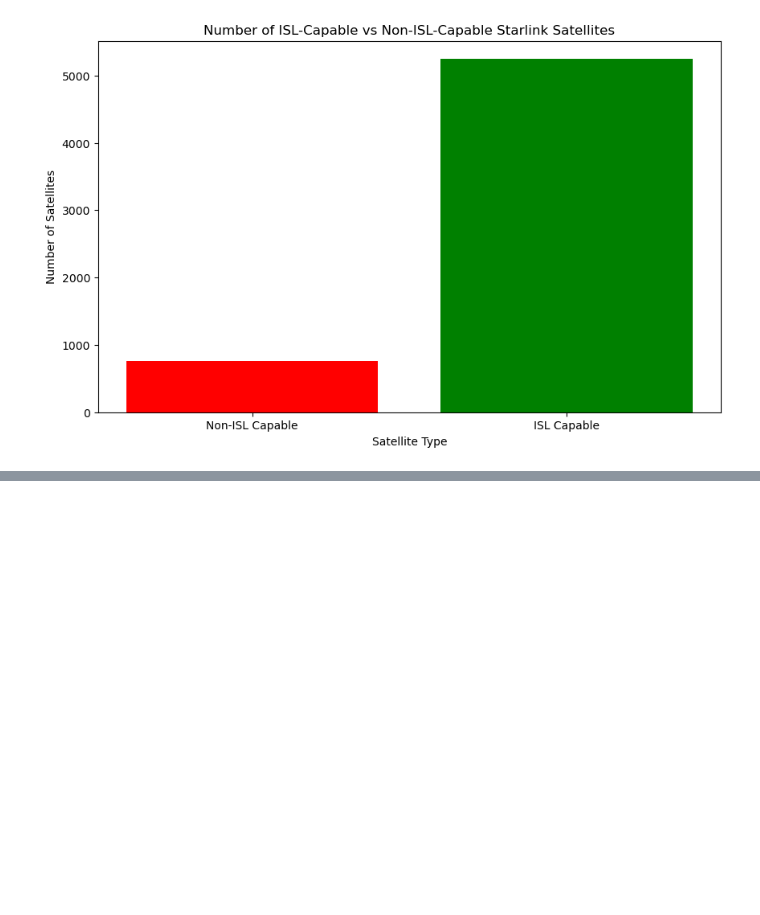
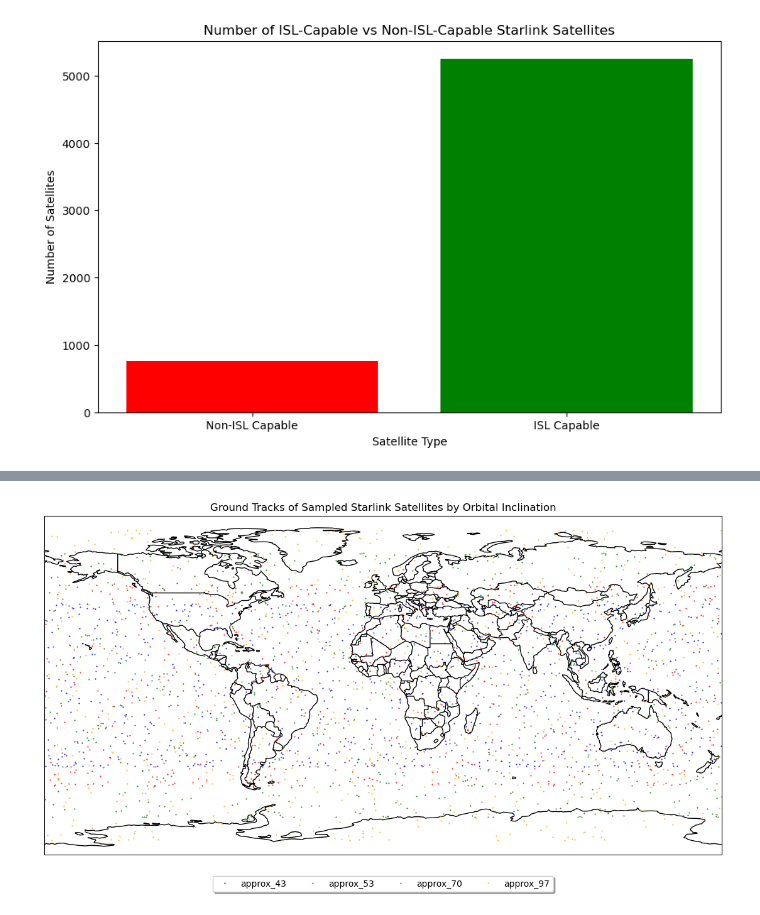
Before and after one commit to aliahan/SatInView, a Jupyter notebook: Untitled.ipynb, the cells around one changed output, grey strips where cells are left out. Cells and saved outputs as stored; diff of their text form; code cells hidden in the pictures; blank space fills up the shorter version.

```diff
--- a/Untitled.ipynb
+++ b/Untitled.ipynb
@@ -131,0 +243,84 @@ Inclinations: []
+# %%
+from skyfield.api import load
+from math import degrees
+import matplotlib.pyplot as plt
+import cartopy.crs as ccrs
+import cartopy.feature as cfeature
+import numpy as np
+import random
+
+# Load satellite data
+stations_url = 'https://celestrak.org/NORAD/elements/gp.php?GROUP=starlink&FORMAT=tle'
+satellites = load.tle_file(stations_url)
+
+# Initialize figure
+fig, ax = plt.subplots(figsize=(15, 7), subplot_kw={'projection': ccrs.PlateCarree()})
+
+# Set up map projection with Cartopy
+ax.add_feature(cfeature.COASTLINE)
+ax.add_feature(cfeature.BORDERS)
+ax.set_global()
+
+# Define colors for each inclination category
+colors = {
+    "approx_43": 'blue',
+    "approx_53": 'red',
+    "approx_70": 'green',
+    "approx_97": 'orange'
+}
+
+# Categorize satellites by inclination and plot their ground tracks
+categorized_satellites = {
+    "approx_43": [],
+    "approx_53": [],
+    "approx_70": [],
+    "approx_97": [],
+    "others": []
+}
+
+def get_orbital_inclination(satellite):
+    return degrees(satellite.model.inclo)
+
+for sat in satellites:
+    inclination = get_orbital_inclination(sat)
+    if 42 <= inclination <= 44:
+        categorized_satellites["approx_43"].append(sat)
+    elif 52 <= inclination <= 54:
+        categorized_satellites["approx_53"].append(sat)
+    elif 69 <= inclination <= 71:
+        categorized_satellites["approx_70"].append(sat)
+    elif 96 <= inclination <= 98:
+        categorized_satellites["approx_97"].append(sat)
+    else:
+        categorized_satellites["others"].append(sat)
+
+# Sample a subset of satellites from each category
+sample_size = 5  # Define the number of satellites to sample from each category
+sampled_satellites = {category: random.sample(sat_list, min(sample_size, len(sat_list)))
+                      for category, sat_list in categorized_satellites.items()}
+
+# Define a time span for plotting
+ts = load.timescale()
+t = ts.utc(2024, 6, 3, 0, range(0, 24*60, 10))  # 24 hours at 10-minute intervals
+
+# Plot the ground tracks
+labels_plotted = set()
+
+for category, satellites in sampled_satellites.items():
+    color = colors.get(category, 'gray')
+    for sat in satellites:
+        geocentric = sat.at(t)
+        subpoint = geocentric.subpoint()
+        x = subpoint.longitude.degrees
+        y = subpoint.latitude.degrees
+        label = category if category not in labels_plotted else ""
+        ax.plot(x, y, '.', markersize=1, color=color, label=label)
+        labels_plotted.add(category)
+
+# Add legend
+ax.legend(loc='upper center', bbox_to_anchor=(0.5, -0.05), fancybox=True, shadow=True, ncol=15)
+
+plt.title('Ground Tracks of Sampled Starlink Satellites by Orbital Inclination')
+plt.show()
+# %% [output]
+[figure, added]
```
Also changed, not shown: parts of 3 cells of this notebook, 2 other files.
